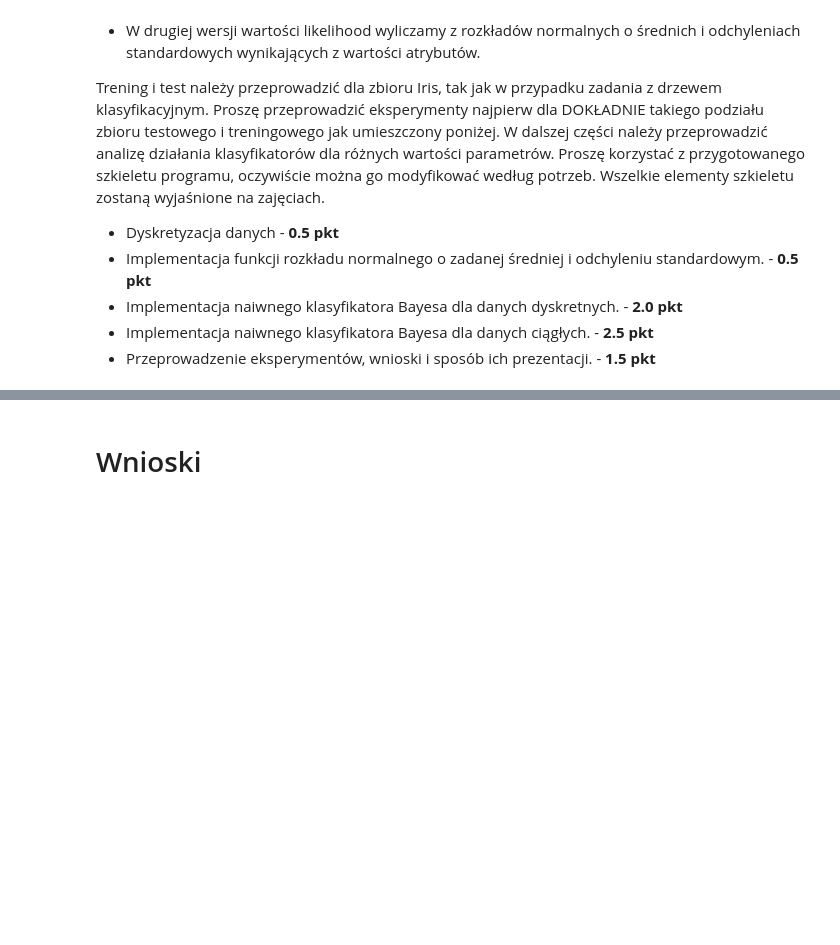
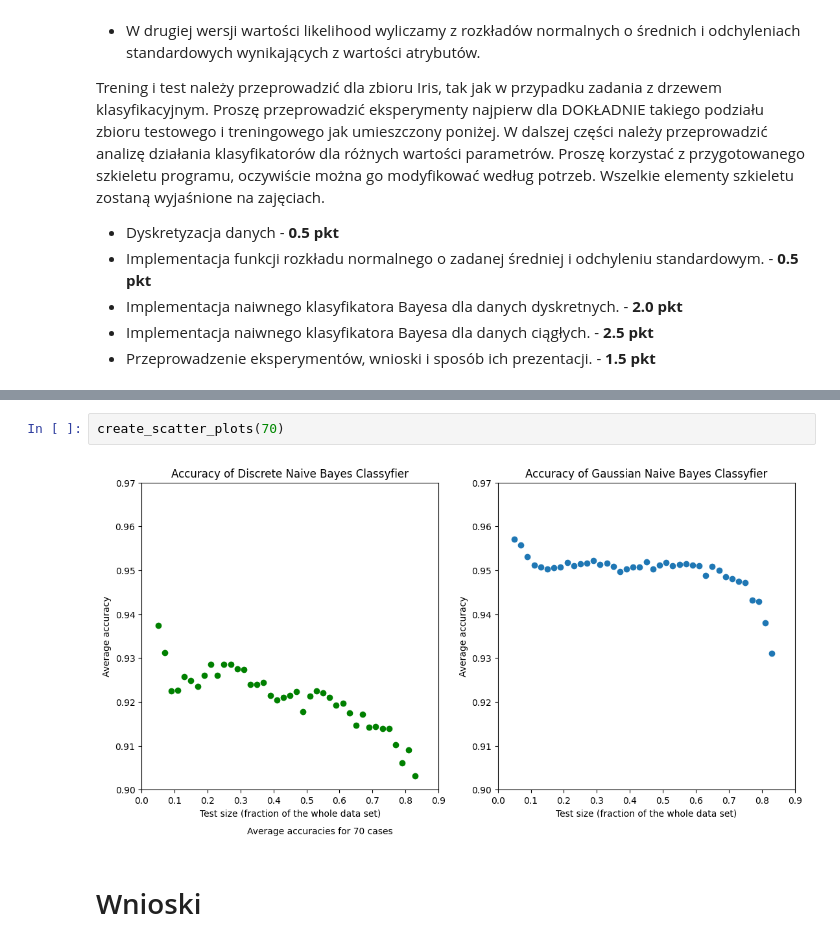
Before and after one commit to JakubDziegielewski/WSI_tutorials, a Jupyter notebook: Zadanie_7.ipynb, the cells around one changed output, grey strips where cells are left out. Saved outputs shown, nothing was run; the diff lists cells and outputs as text; blank space fills up the shorter version.

```diff
--- a/Zadanie_7.ipynb
+++ b/Zadanie_7.ipynb
@@ -204,2 +359,6 @@ Accuracy: 1.000
+# %%
+create_scatter_plots(70)
+# %% [output]
+[figure, added]
 # %% [markdown]
 # Wnioski
```
Also changed, not shown: parts of 16 cells of this notebook.
